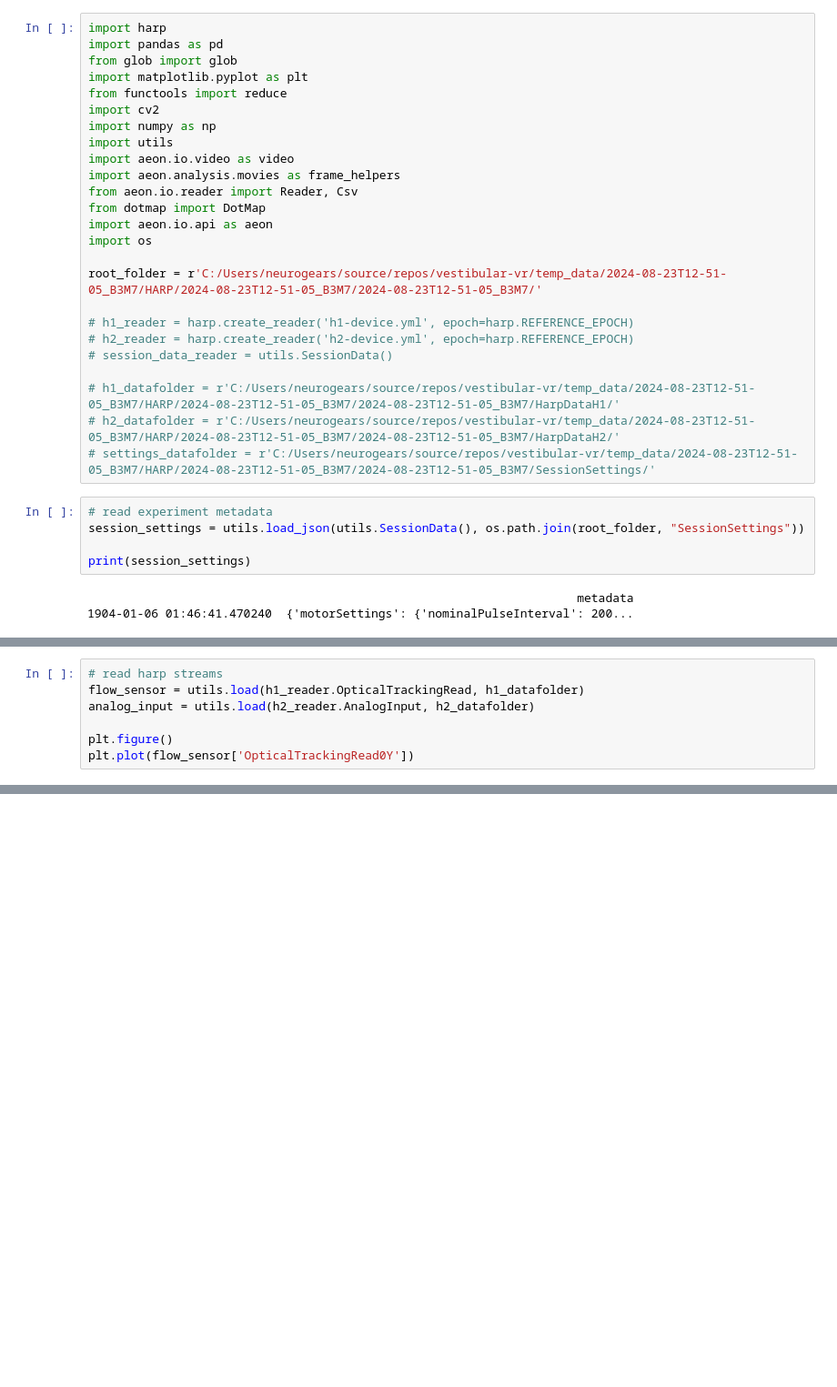
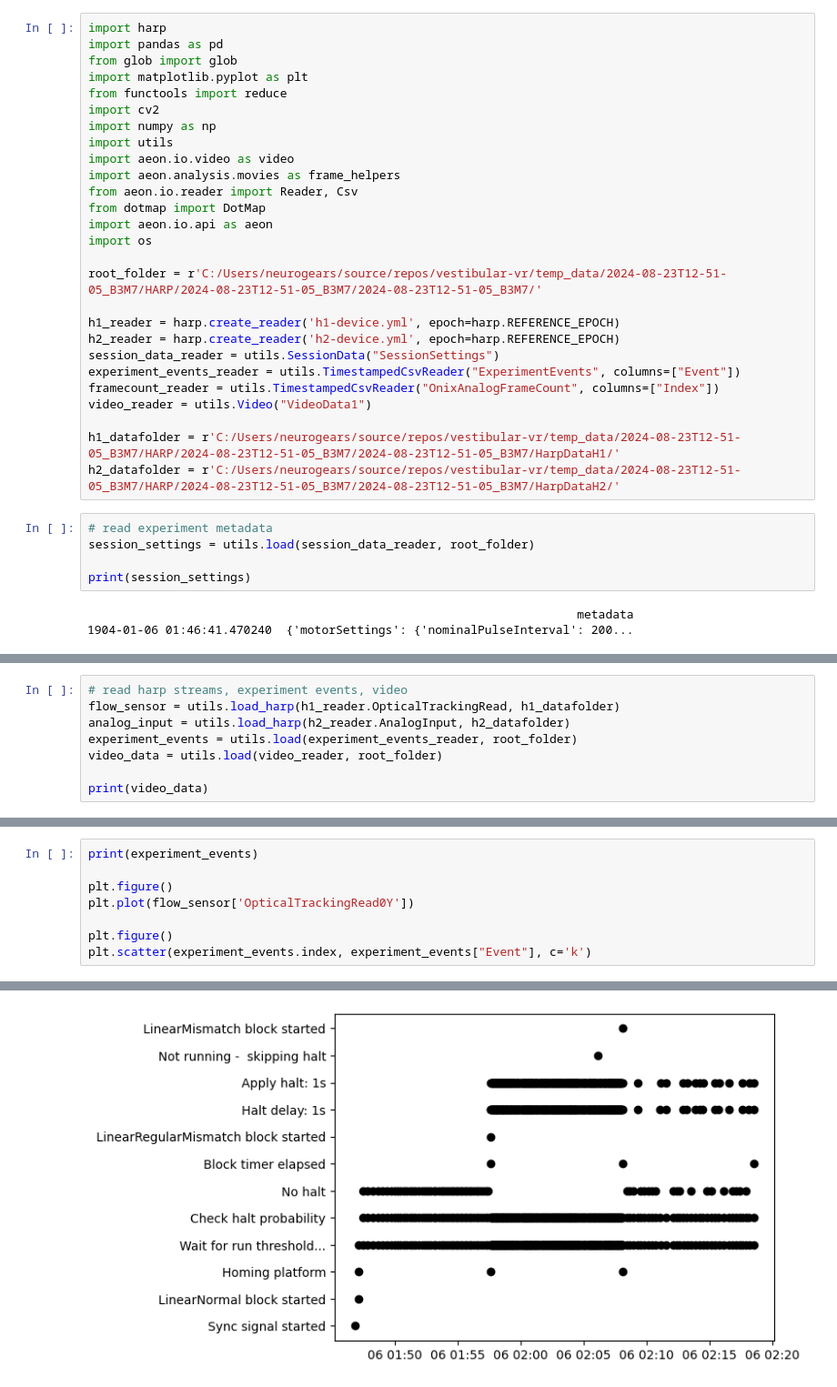
Before and after one commit to neurogears/vestibular-vr, a Jupyter notebook: analysis/photometry_sync_example.ipynb, the cells around one changed output, grey strips where cells are left out. Shown: that part at 91% size. Saved outputs shown, nothing was run; the diff lists cells and outputs as text; blank space fills up the shorter version.

Commit message:
General harp, experiment event loading

```diff
--- a/analysis/photometry_sync_example.ipynb
+++ b/analysis/photometry_sync_example.ipynb
@@ -16,16 +16,18 @@ import os
 
 root_folder = r'C:/Users/neurogears/source/repos/vestibular-vr/temp_data/2024-08-23T12-51-05_B3M7/HARP/2024-08-23T12-51-05_B3M7/2024-08-23T12-51-05_B3M7/'
 
-# h1_reader = harp.create_reader('h1-device.yml', epoch=harp.REFERENCE_EPOCH)
-# h2_reader = harp.create_reader('h2-device.yml', epoch=harp.REFERENCE_EPOCH)
-# session_data_reader = utils.SessionData()
+h1_reader = harp.create_reader('h1-device.yml', epoch=harp.REFERENCE_EPOCH)
+h2_reader = harp.create_reader('h2-device.yml', epoch=harp.REFERENCE_EPOCH)
+session_data_reader = utils.SessionData("SessionSettings")
+experiment_events_reader = utils.TimestampedCsvReader("ExperimentEvents", columns=["Event"])
+framecount_reader = utils.TimestampedCsvReader("OnixAnalogFrameCount", columns=["Index"])
+video_reader = utils.Video("VideoData1")
 
-# h1_datafolder = r'C:/Users/neurogears/source/repos/vestibular-vr/temp_data/2024-08-23T12-51-05_B3M7/HARP/2024-08-23T12-51-05_B3M7/2024-08-23T12-51-05_B3M7/HarpDataH1/'
-# h2_datafolder = r'C:/Users/neurogears/source/repos/vestibular-vr/temp_data/2024-08-23T12-51-05_B3M7/HARP/2024-08-23T12-51-05_B3M7/2024-08-23T12-51-05_B3M7/HarpDataH2/'
-# settings_datafolder = r'C:/Users/neurogears/source/repos/vestibular-vr/temp_data/2024-08-23T12-51-05_B3M7/HARP/2024-08-23T12-51-05_B3M7/2024-08-23T12-51-05_B3M7/SessionSettings/'
+h1_datafolder = r'C:/Users/neurogears/source/repos/vestibular-vr/temp_data/2024-08-23T12-51-05_B3M7/HARP/2024-08-23T12-51-05_B3M7/2024-08-23T12-51-05_B3M7/HarpDataH1/'
+h2_datafolder = r'C:/Users/neurogears/source/repos/vestibular-vr/temp_data/2024-08-23T12-51-05_B3M7/HARP/2024-08-23T12-51-05_B3M7/2024-08-23T12-51-05_B3M7/HarpDataH2/'
 # %%
 # read experiment metadata
-session_settings = utils.load_json(utils.SessionData(), os.path.join(root_folder, "SessionSettings"))
+session_settings = utils.load(session_data_reader, root_folder)
 
 print(session_settings)
 # %% [output]
@@ -36,8 +36,9 @@ print(session_settings)
 # %%
-# read harp streams
-flow_sensor = utils.load(h1_reader.OpticalTrackingRead, h1_datafolder)
-analog_input = utils.load(h2_reader.AnalogInput, h2_datafolder)
+# read harp streams, experiment events, video
+flow_sensor = utils.load_harp(h1_reader.OpticalTrackingRead, h1_datafolder)
+analog_input = utils.load_harp(h2_reader.AnalogInput, h2_datafolder)
+experiment_events = utils.load(experiment_events_reader, root_folder)
+video_data = utils.load(video_reader, root_folder)
 
-plt.figure()
-plt.plot(flow_sensor['OpticalTrackingRead0Y'])
+print(video_data)
 # %% [output]
@@ -47,0 +62,9 @@ plt.plot(flow_sensor['OpticalTrackingRead0Y'])
+# %%
+print(experiment_events)
+
+plt.figure()
+plt.plot(flow_sensor['OpticalTrackingRead0Y'])
+
+plt.figure()
+plt.scatter(experiment_events.index, experiment_events["Event"], c='k')
+# %% [output]
@@ -47,0 +88 @@ plt.plot(flow_sensor['OpticalTrackingRead0Y'])
+[figure, added]
```
Also changed, not shown: parts of 5 cells of this notebook, 1 other file.
